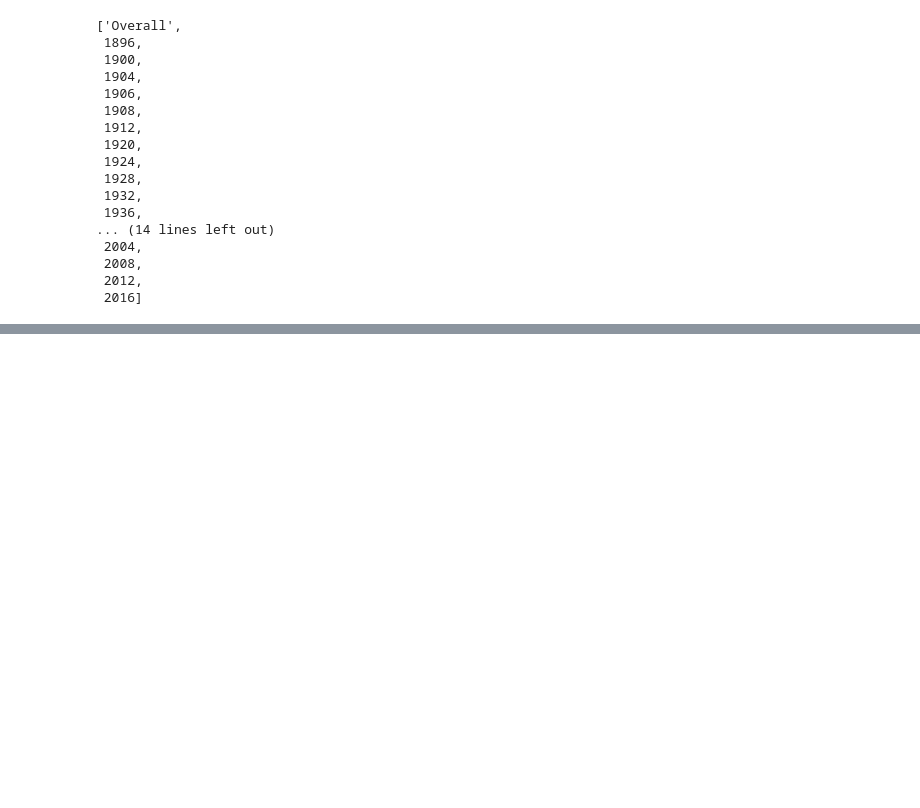
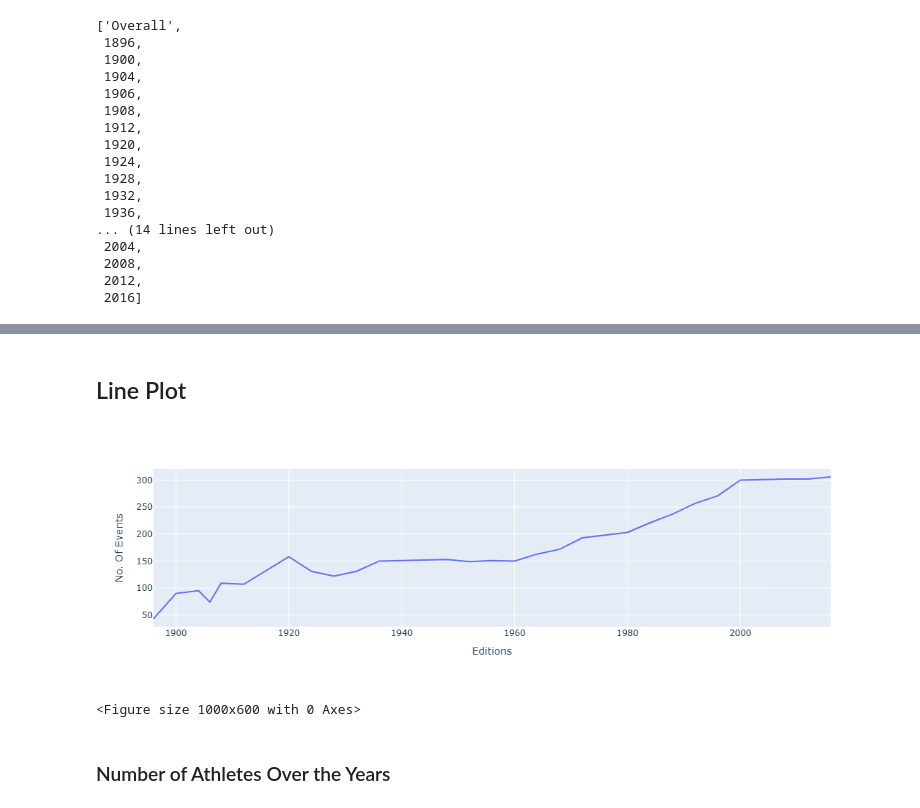
Before and after one commit to teja2909/Olympics-Data_Analysis, a Jupyter notebook: Olympics-Analysis.ipynb, the cells around one changed output, grey strips where cells are left out. Cells and saved outputs as stored; diff of their text form; code cells hidden in the pictures; blank space fills up the shorter version.

```diff
--- a/Olympics-Analysis.ipynb
+++ b/Olympics-Analysis.ipynb
@@ -284,0 +474,4 @@ country.insert(0, 'overall')
+# %%
+events_overtime = df.drop_duplicates(['Year', 'Event'])['Year'].value_counts().reset_index().sort_values('Year')
+# %%
+events_overtime.rename(columns={'Year':'Editions', 'count':'No. Of Events'}, inplace=True)
@@ -284,0 +498,11 @@ country.insert(0, 'overall')
+# %% [markdown]
+## Line Plot
+# %%
+plt.figure(figsize=(10,6))
+fig = px.line(events_overtime, x='Editions', y='No. Of Events')
+fig.show()
+# %% [output]
+[figure, added]
+<Figure size 1000x600 with 0 Axes>
+# %% [markdown]
+### Number of Athletes Over the Years
```
Also changed, not shown: parts of 74 cells of this notebook, 7 other files.
